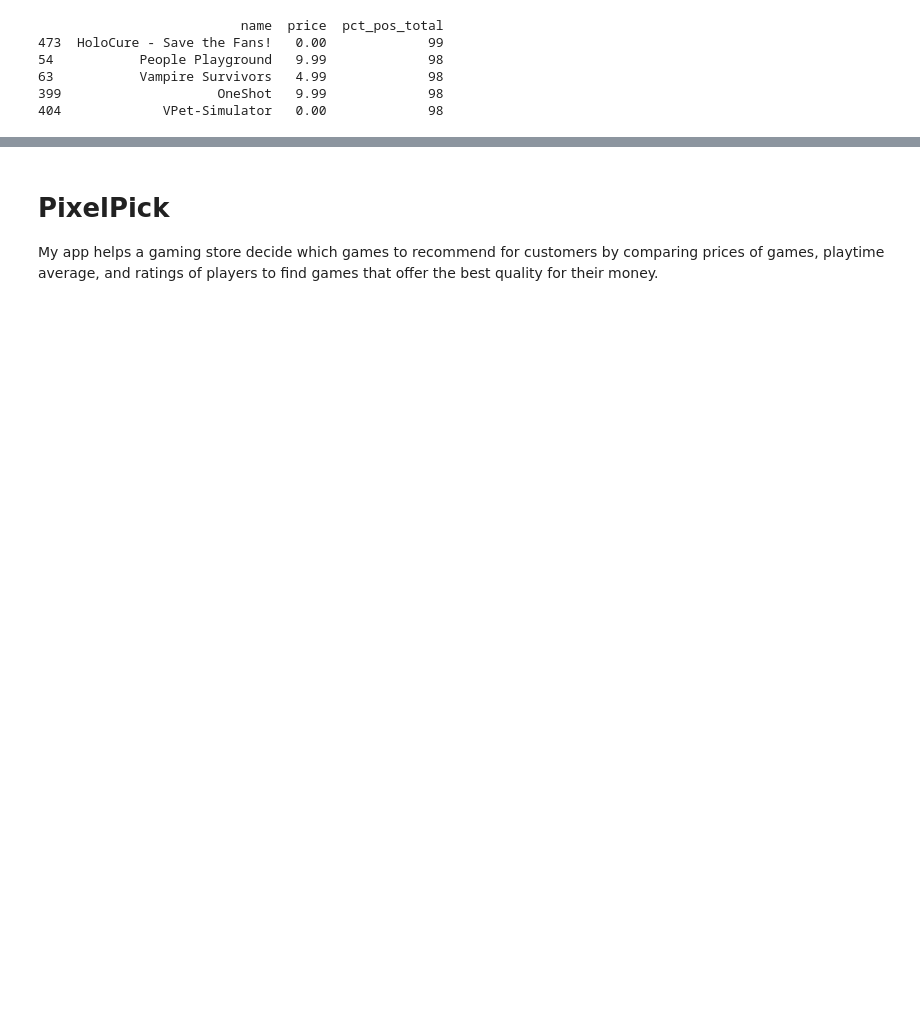
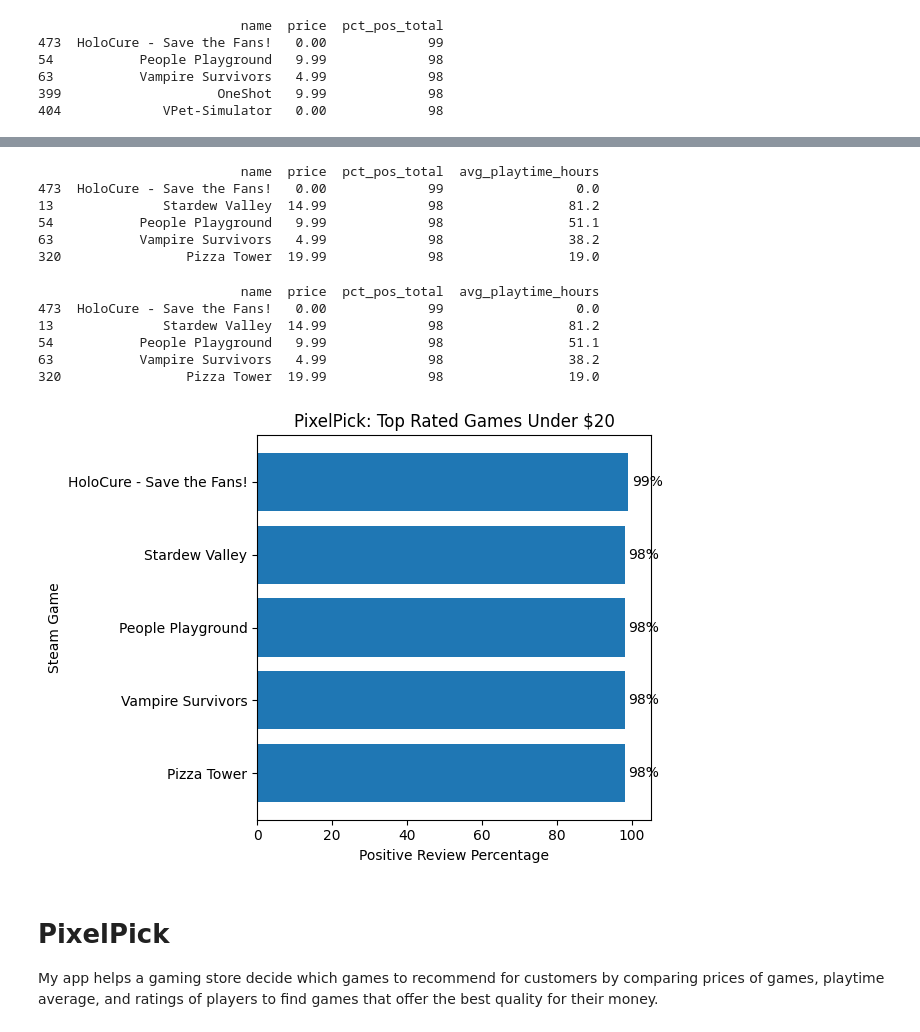
Before and after one commit to SaiAryanV6/pixelpick, a Jupyter notebook: pixelpick.ipynb, the cells around one changed output, grey strips where cells are left out. Drawn from its saved outputs; the diff is of its cells as text; code cells hidden in the pictures; blank space fills up the shorter version.

```diff
--- a/pixelpick.ipynb
+++ b/pixelpick.ipynb
@@ -42,3 +66,67 @@ print(budget_games(games, 20))
+# %%
+
+# Sub-question 3: Which affordable games have the best ratings and playtime?
+def best_overall_games(games, budget):
+    affordable = games[games["price"] <= budget].copy()
+    best = affordable.sort_values(
+        ["pct_pos_total", "avg_playtime_hours"],
+        ascending=[False, False]
+    )
+    return best[["name", "price", "pct_pos_total", "avg_playtime_hours"]].head(5)
+
+print(best_overall_games(games, 20))
+# %% [output]
+                          name  price  pct_pos_total  avg_playtime_hours
+473  HoloCure - Save the Fans!   0.00             99                 0.0
+13              Stardew Valley  14.99             98                81.2
+54           People Playground   9.99             98                51.1
+63           Vampire Survivors   4.99             98                38.2
+320                Pizza Tower  19.99             98                19.0
+# %%
+
+# PixelPick class for recommending Steam games
+class PixelPickApp:
+    def __init__(self, games):
+        self.games = games
+
+    def recommend(self, budget):
+        return best_overall_games(self.games, budget)
+
+# Create the app and use it
+app = PixelPickApp(games)
+print(app.recommend(20))
+# %% [output]
+                          name  price  pct_pos_total  avg_playtime_hours
+473  HoloCure - Save the Fans!   0.00             99                 0.0
+13              Stardew Valley  14.99             98                81.2
+54           People Playground   9.99             98                51.1
+63           Vampire Survivors   4.99             98                38.2
+320                Pizza Tower  19.99             98                19.0
+# %%
+
+
+# Outside tool: matplotlib to visualize game recommendations
+import matplotlib.pyplot as plt
+
+recommendations = app.recommend(20)
+
+bars = plt.barh(recommendations["name"], recommendations["pct_pos_total"])
+
+plt.xlabel("Positive Review Percentage")
+plt.ylabel("Steam Game")
+plt.title("PixelPick: Top Rated Games Under $20")
+plt.xlim(0, 105)
+plt.gca().invert_yaxis()
+
+# Display each game's review percentage
+for bar in bars:
+    plt.text(bar.get_width() + 1, bar.get_y() + bar.get_height()/2,
+             f"{bar.get_width():.0f}%", va="center")
+
+plt.tight_layout()
+plt.show()
+# %% [output]
+[figure, added]
 # %% [markdown]
 # PixelPick
 
```
Also changed, not shown: parts of 2 cells of this notebook.
